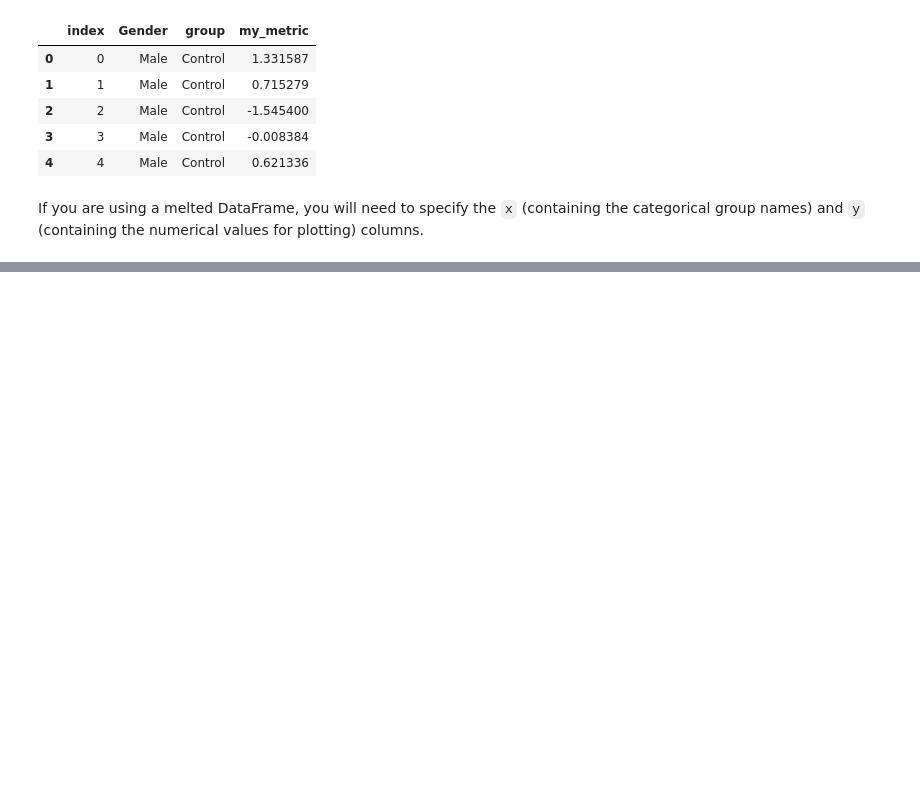
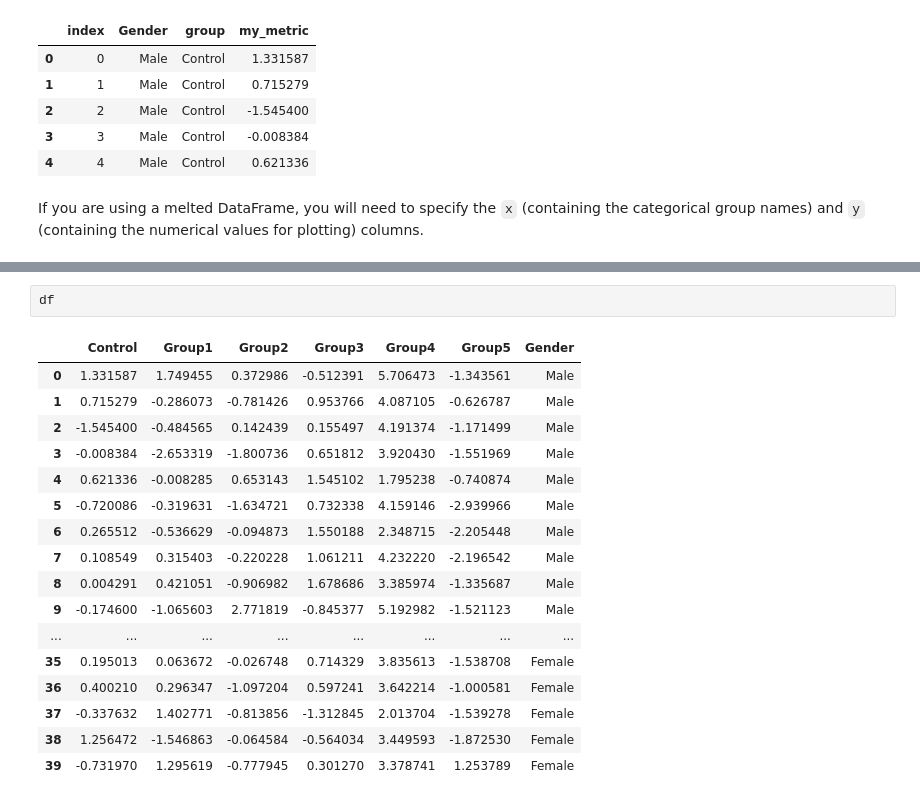
Before and after one commit to josesho/bootstrap_contrast, a Jupyter notebook: bootstrap-contrast_tutorial.ipynb, the cells around one changed output, grey strips where cells are left out. Drawn from its saved outputs; the diff is of its cells as text; blank space fills up the shorter version.

```diff
--- a/bootstrap-contrast_tutorial.ipynb
+++ b/bootstrap-contrast_tutorial.ipynb
@@ -306,3 +337,23 @@ If you are using a melted DataFrame, you will need to specify the `x` (containin
+# %%
+df
+# %% [output]
+|  | Control | Group1 | Group2 | Group3 | Group4 | Group5 | Gender |
+| 0 | 1.331587 | 1.749455 | 0.372986 | -0.512391 | 5.706473 | -1.343561 | Male |
+| 1 | 0.715279 | -0.286073 | -0.781426 | 0.953766 | 4.087105 | -0.626787 | Male |
+| 2 | -1.545400 | -0.484565 | 0.142439 | 0.155497 | 4.191374 | -1.171499 | Male |
+| 3 | -0.008384 | -2.653319 | -1.800736 | 0.651812 | 3.920430 | -1.551969 | Male |
+| 4 | 0.621336 | -0.008285 | 0.653143 | 1.545102 | 1.795238 | -0.740874 | Male |
+| 5 | -0.720086 | -0.319631 | -1.634721 | 0.732338 | 4.159146 | -2.939966 | Male |
+| 6 | 0.265512 | -0.536629 | -0.094873 | 1.550188 | 2.348715 | -2.205448 | Male |
+| 7 | 0.108549 | 0.315403 | -0.220228 | 1.061211 | 4.232220 | -2.196542 | Male |
+| 8 | 0.004291 | 0.421051 | -0.906982 | 1.678686 | 3.385974 | -1.335687 | Male |
+| 9 | -0.174600 | -1.065603 | 2.771819 | -0.845377 | 5.192982 | -1.521123 | Male |
+| ... | ... | ... | ... | ... | ... | ... | ... |
+| 35 | 0.195013 | 0.063672 | -0.026748 | 0.714329 | 3.835613 | -1.538708 | Female |
+| 36 | 0.400210 | 0.296347 | -1.097204 | 0.597241 | 3.642214 | -1.000581 | Female |
+| 37 | -0.337632 | 1.402771 | -0.813856 | -1.312845 | 2.013704 | -1.539278 | Female |
+| 38 | 1.256472 | -1.546863 | -0.064584 | -0.564034 | 3.449593 | -1.872530 | Female |
+| 39 | -0.731970 | 1.295619 | -0.777945 | 0.301270 | 3.378741 | 1.253789 | Female |
 # %%
 f, b = bsc.contrastplot(df_melt,
                         x='group',
```
Also changed, not shown: parts of 15 cells of this notebook.
